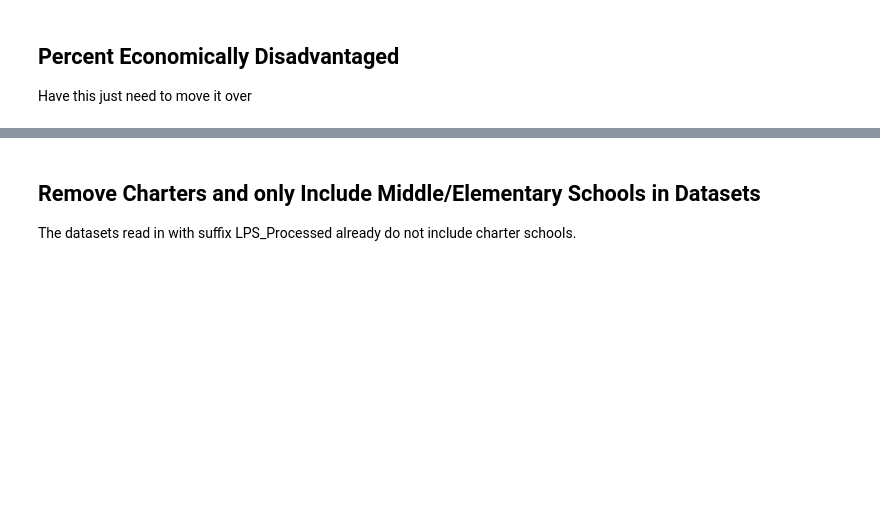
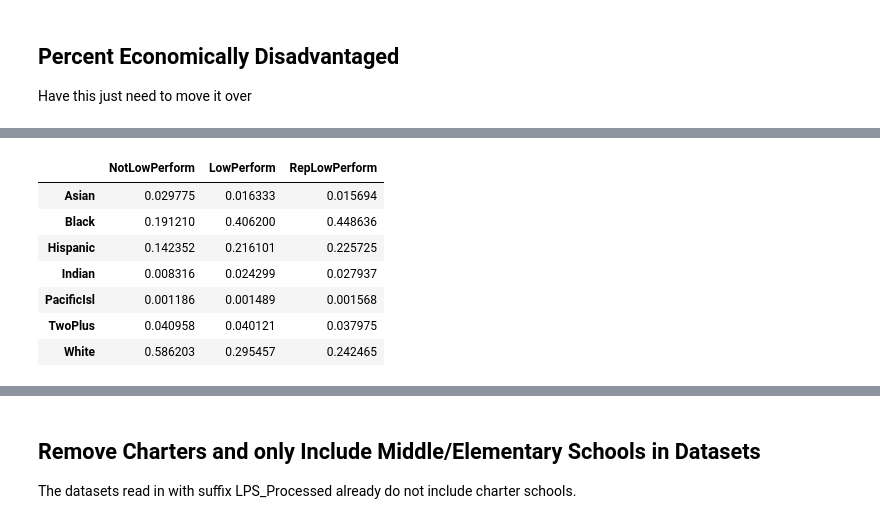
Before and after one commit to oleeson/NCPDI-Capstone, a Jupyter notebook: Analysis/Master_Capstone.ipynb, the cells around one changed output, grey strips where cells are left out. Saved outputs shown, nothing was run; the diff lists cells and outputs as text; code cells hidden in the pictures; blank space fills up the shorter version.

```diff
--- a/Analysis/Master_Capstone.ipynb
+++ b/Analysis/Master_Capstone.ipynb
@@ -216,0 +388,14 @@ Have this just need to move it over
+# %%
+raceAvg = pd.DataFrame(data=[nlpAverages, lowPAverages, repLowPAverages],
+                      index=['NotLowPerform', 'LowPerform', 'RepLowPerform'])
+raceAvg = raceAvg.T
+raceAvg
+# %% [output]
+|  | NotLowPerform | LowPerform | RepLowPerform |
+| Asian | 0.029775 | 0.016333 | 0.015694 |
+| Black | 0.191210 | 0.406200 | 0.448636 |
+| Hispanic | 0.142352 | 0.216101 | 0.225725 |
+| Indian | 0.008316 | 0.024299 | 0.027937 |
+| PacificIsl | 0.001186 | 0.001489 | 0.001568 |
+| TwoPlus | 0.040958 | 0.040121 | 0.037975 |
+| White | 0.586203 | 0.295457 | 0.242465 |
```
Also changed, not shown: parts of 25 cells of this notebook.
